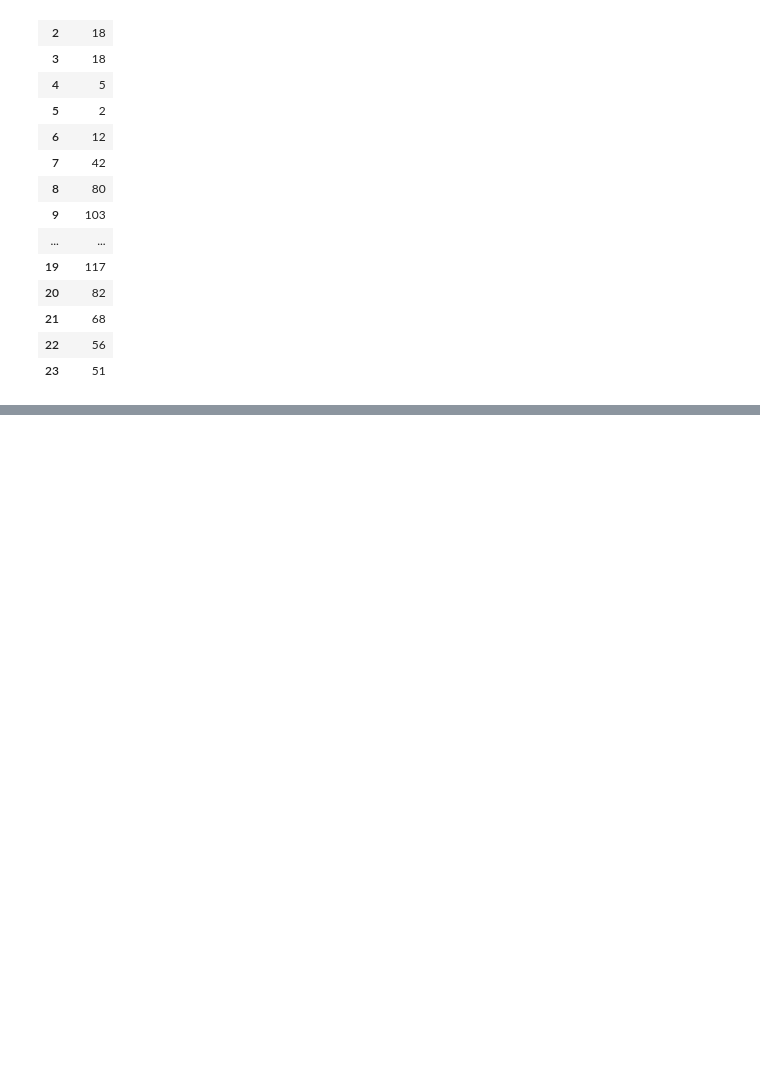
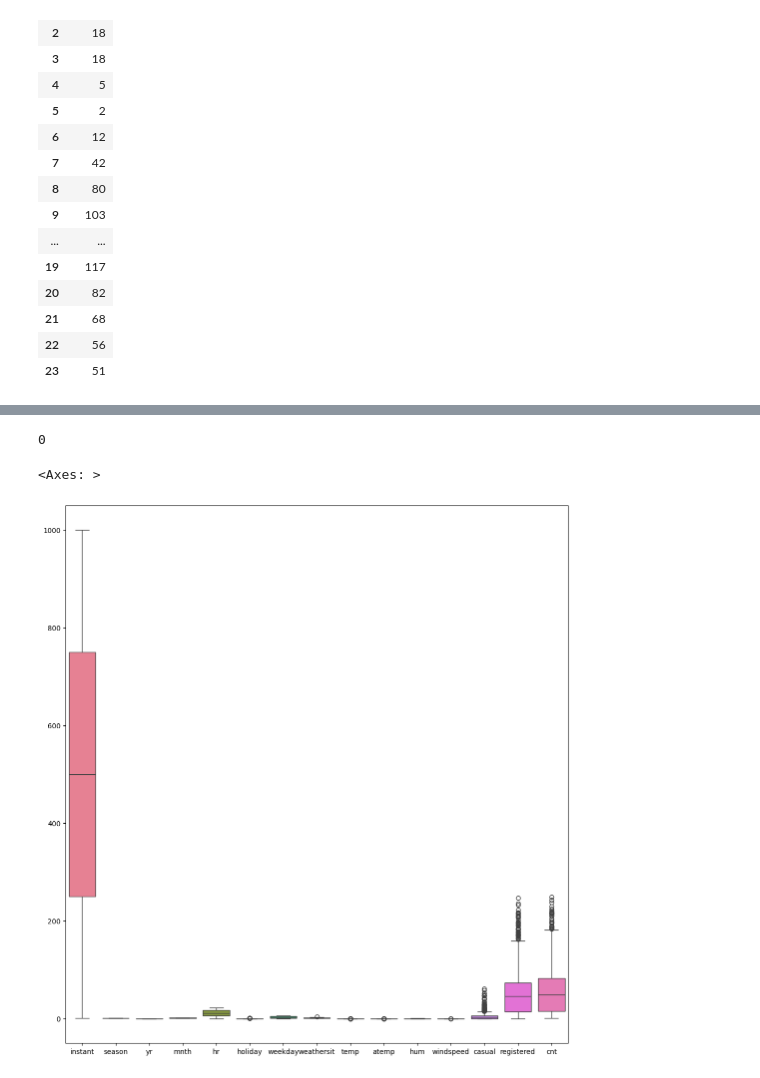
Before and after one commit to Deb052024/Data-Wranglling, a Jupyter notebook: Data_Wrangling_Project_2.ipynb, the cells around one changed output, grey strips where cells are left out. Drawn from its saved outputs; the diff is of its cells as text; code cells hidden in the pictures; blank space fills up the shorter version.

```diff
--- a/Data_Wrangling_Project_2.ipynb
+++ b/Data_Wrangling_Project_2.ipynb
@@ -416,0 +478,2 @@ sns.stripplot(x='weekday',y='registered',data=bikecount)
+# %%
+bikesummary=pd.concat([bikecount,df3])
@@ -416,0 +552,10 @@ sns.stripplot(x='weekday',y='registered',data=bikecount)
+# %%
+bikesummary.duplicated().sum()
+# %% [output]
+0
+# %%
+plt.figure(figsize=(13,14))
+sns.boxplot(data=bikesummary)
+# %% [output]
+<Axes: >
+[figure, added]
```
Also changed, not shown: parts of 79 cells of this notebook.
